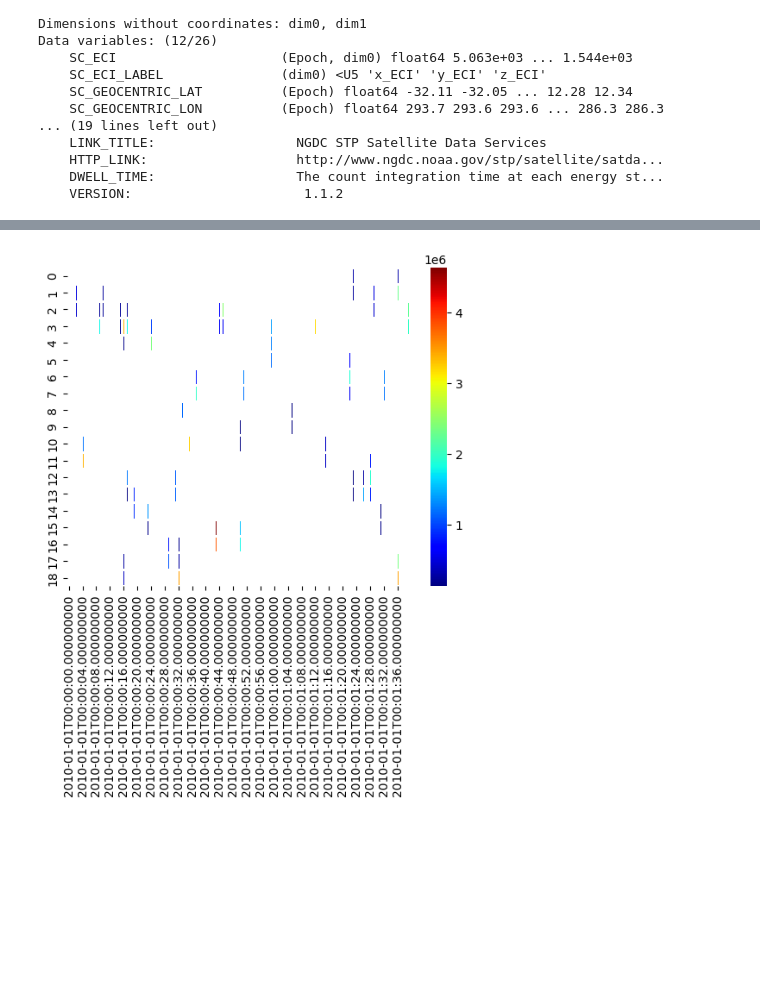
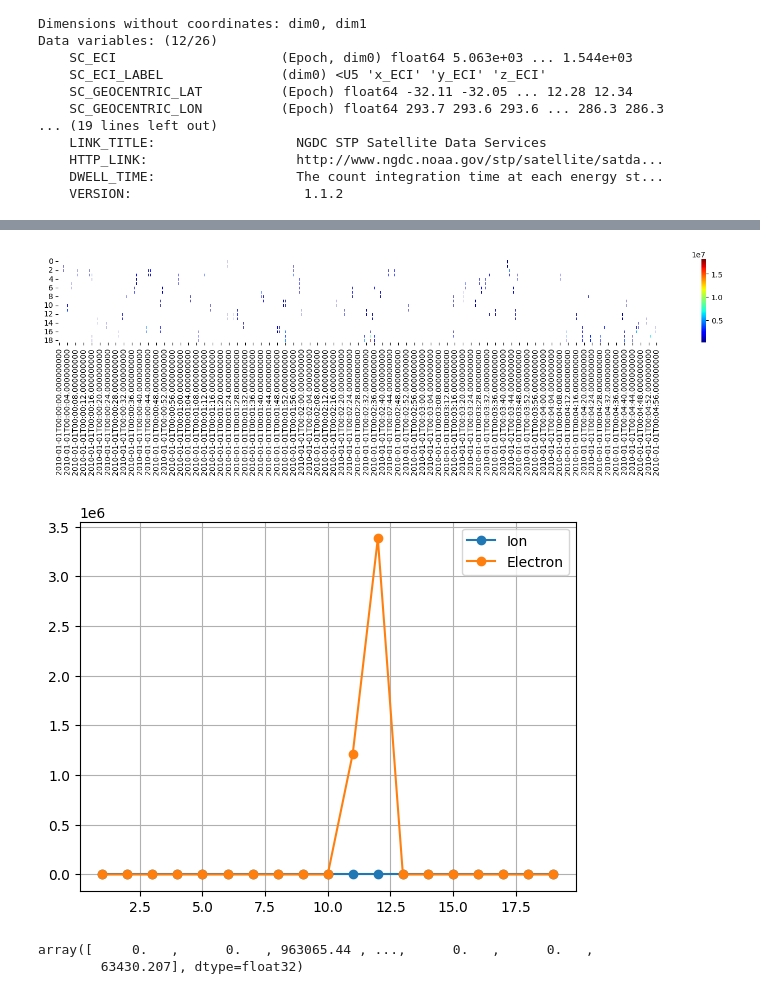
Before and after one commit to umeyuu/Prediction-of-Satellite-Potential-Using-Solar-Wind-Data, a Jupyter notebook: test.ipynb, the cells around one changed output, grey strips where cells are left out. Saved outputs shown, nothing was run; the diff lists cells and outputs as text; code cells hidden in the pictures; blank space fills up the shorter version.

```diff
--- a/test.ipynb
+++ b/test.ipynb
@@ -45,7 +46,21 @@ plt.show()
 # %%
-df_ele = pd.DataFrame(ele.T[:, :100], columns=date[:100])
+df_ele = pd.DataFrame(ele.T[:, :300], columns=date[:300])
 df_ele_mask = (df_ele == 0)
-sns.heatmap(df_ele, linewidths = 1,cmap = "jet", mask = df_ele_mask)
-plt.show()
+plt.figure(figsize=(18,2))
+sns.heatmap(df_ele, linewidths = 1,cmap = "jet", mask = df_ele_mask);
 # %% [output]
-[figure, old version]
+[figure, new version]
+# %%
+def plot_fig(id, ion, ele):
+    plt.plot(list(range(1, 20)), ion[id], marker='o', label='Ion')
+    plt.plot(list(range(1, 20)), ele[id], marker='o', label='Electron')
+    plt.grid()
+    plt.legend()
+plot_fig(4, ion, ele)
+# %% [output]
+[figure, added]
+# %%
+ion.max(axis=1)
+# %% [output]
+array([     0.   ,      0.   , 963065.44 , ...,      0.   ,      0.   ,
+        63430.207], dtype=float32)
```
Also changed, not shown: parts of 1 cell of this notebook.
